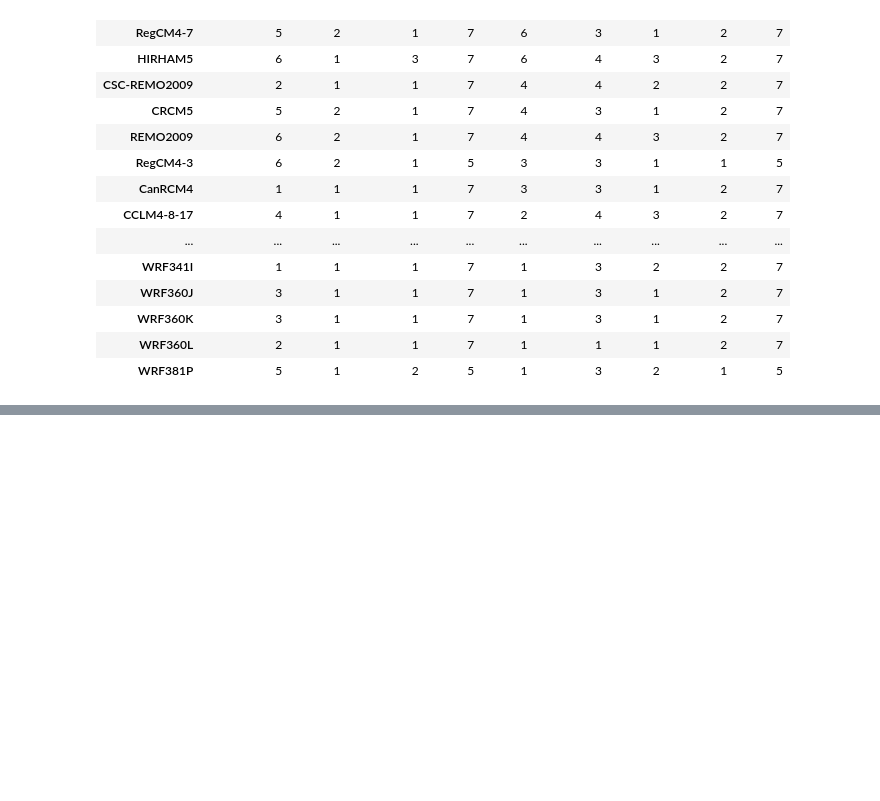
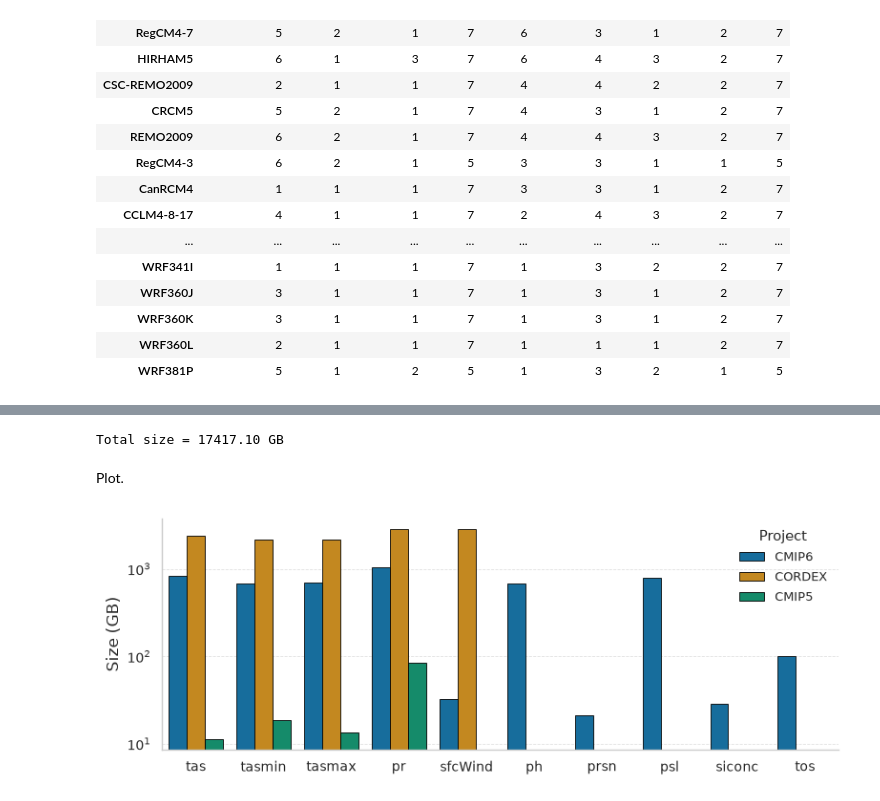
Before and after one commit to zequihg50/reproducibility-ipcc-atlas, a Jupyter notebook: main.ipynb, the cells around one changed output, grey strips where cells are left out. Cells and saved outputs as stored; diff of their text form; code cells hidden in the pictures; blank space fills up the shorter version.

```diff
--- a/main.ipynb
+++ b/main.ipynb
@@ -902,0 +911,4 @@ cordex_atlas_facets[["driving_model", "institute", "rcm_name", "rcm_version", "v
+# %%
+cmip6_plot_sizes = subset[["instance_id", "variable_id", "size"]].drop_duplicates()[["variable_id", "size"]].groupby("variable_id").sum() / 2**30
+cmip5_plot_sizes = cmip5_esgf_files_datasets[["dataset_id", "variable", "size"]].drop_duplicates()[["variable", "size"]].groupby("variable").sum() / 2**30
+cordex_plot_sizes = (cordex_esgf_subset[["instance_id", "variable", "size"]].drop_duplicates()[["variable", "size"]].groupby("variable").sum() / 2**30).drop(["orog", "sftlf"], axis=0)
@@ -902,0 +917,7 @@ cordex_atlas_facets[["driving_model", "institute", "rcm_name", "rcm_version", "v
+# %%
+cmip6_plot_sizes["project"] = "CMIP6"
+cmip5_plot_sizes["project"] = "CMIP5"
+cordex_plot_sizes["project"] = "CORDEX"
+
+df_plot_sizes = pd.concat([cmip6_plot_sizes, cmip5_plot_sizes, cordex_plot_sizes], axis=0).reset_index(names=["variable"])
+df_plot_sizes.head()
@@ -902,0 +931,49 @@ cordex_atlas_facets[["driving_model", "institute", "rcm_name", "rcm_version", "v
+# %%
+total_size = df_plot_sizes["size"].sum()
+print("Total size = {:.2f} GB".format(total_size))
+# %% [output]
+Total size = 17417.10 GB
+# %% [markdown]
+Plot.
+# %%
+sns.set_theme(
+    style="whitegrid",
+    context="paper",
+    font_scale=1.1
+)
+
+fig, ax = plt.subplots(figsize=(8, 3))
+
+variable_order = ["tas", "tasmin", "tasmax", "pr", "sfcWind", "ph", "prsn", "psl", "siconc", "tos"]
+
+sns.barplot(
+    data=df_plot_sizes,
+    x="variable",
+    y="size",
+    hue="project",
+    hue_order=["CMIP6", "CORDEX", "CMIP5"],
+    palette="colorblind",
+    edgecolor="black",
+    linewidth=0.6,
+    ax=ax,
+    order=variable_order,
+)
+
+ax.set_yscale("log")
+ax.set_xlabel(None)
+ax.set_ylabel("Size (GB)", fontsize=12)
+
+ax.grid(axis="y", which="major", linestyle="--", linewidth=0.6, alpha=0.6)
+ax.grid(axis="x", visible=False)
+
+ax.spines["top"].set_visible(False)
+ax.spines["right"].set_visible(False)
+ax.legend(title="Project", frameon=False, loc="upper right")
+
+ax.tick_params(axis="both", labelsize=10)
+
+plt.tight_layout()
+fig.savefig("project-sizes.pdf", format="pdf", bbox_inches="tight")
+plt.show()
+# %% [output]
+[figure, added]
```
Also changed, not shown: parts of 7 cells of this notebook.
